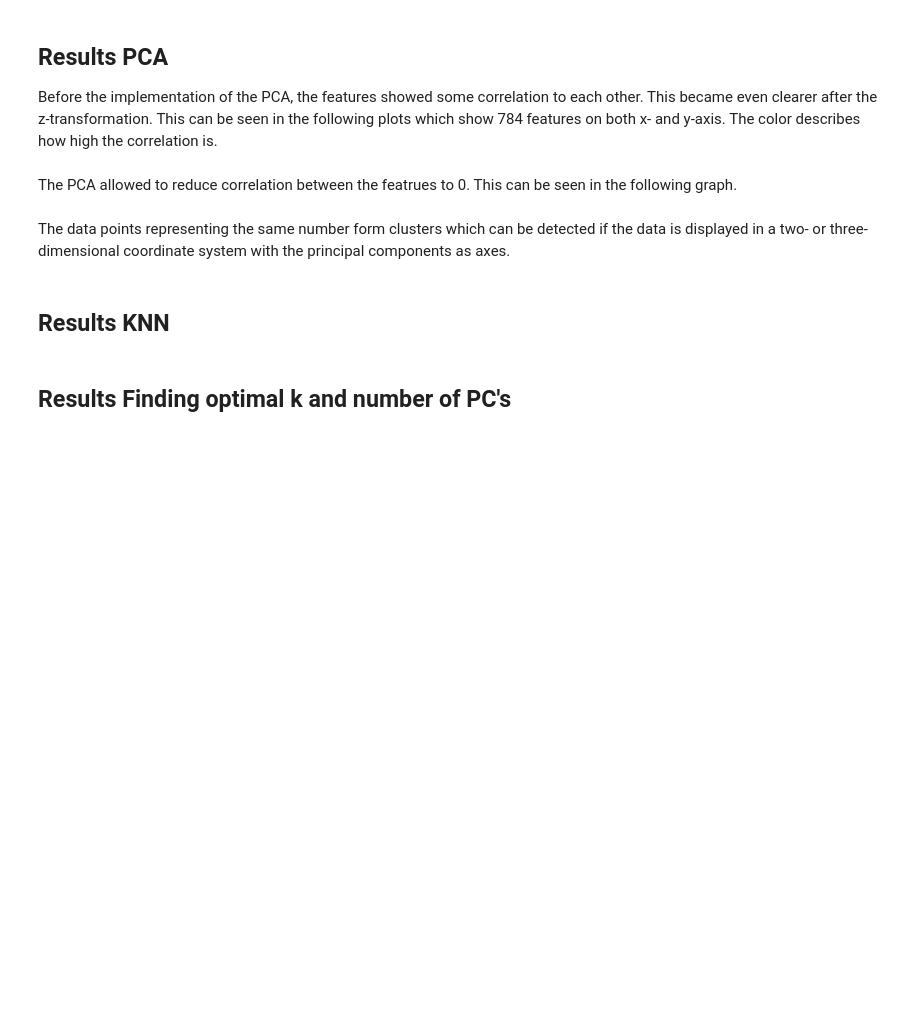
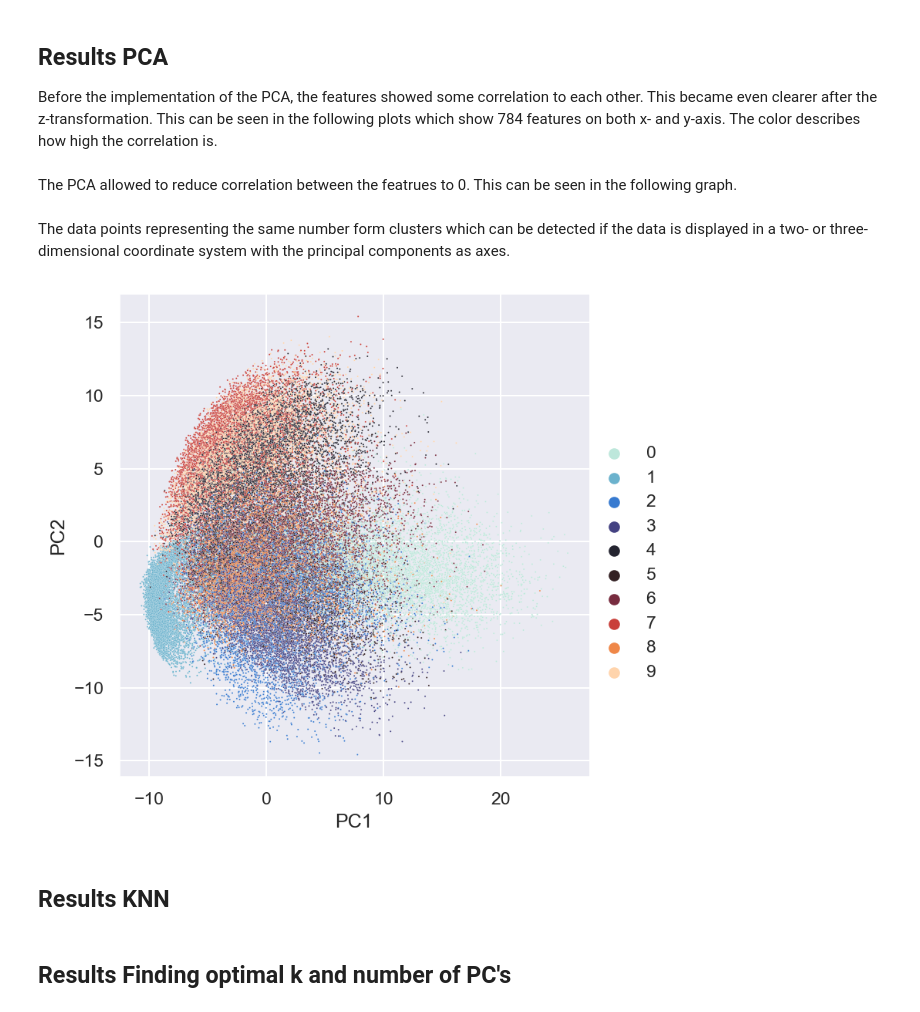
Before and after one commit to datascience-mobi-2022/2022-topic-01-team-02, a Jupyter notebook: Report.ipynb, the cells around one changed output. Saved outputs shown, nothing was run; the diff lists cells and outputs as text; code cells hidden in the pictures; blank space fills up the shorter version.

```diff
--- a/Report.ipynb
+++ b/Report.ipynb
@@ -198,3 +195,7 @@ The data points representing the same number form clusters which can be detected
+# %%
+vis.principal_comp_2d(reduced_arr, train_array[:,0], i=1, j=2)
+# %% [output]
+[figure, added]
 # %% [markdown]
 ## Results KNN
 # %% [markdown]
```
Also changed, not shown: parts of 8 cells of this notebook.
